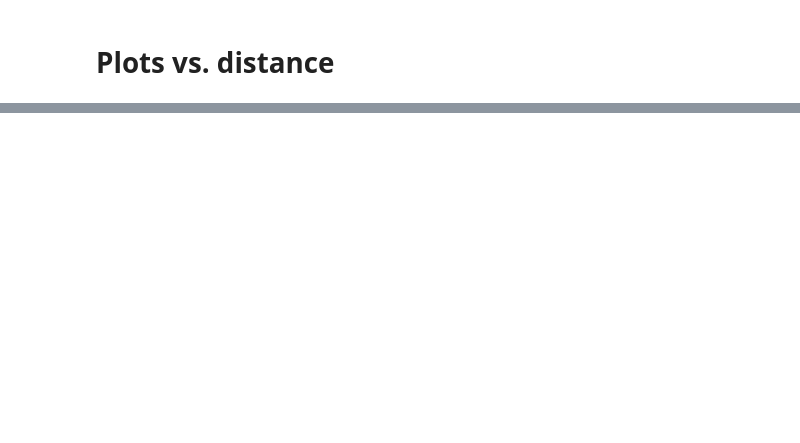
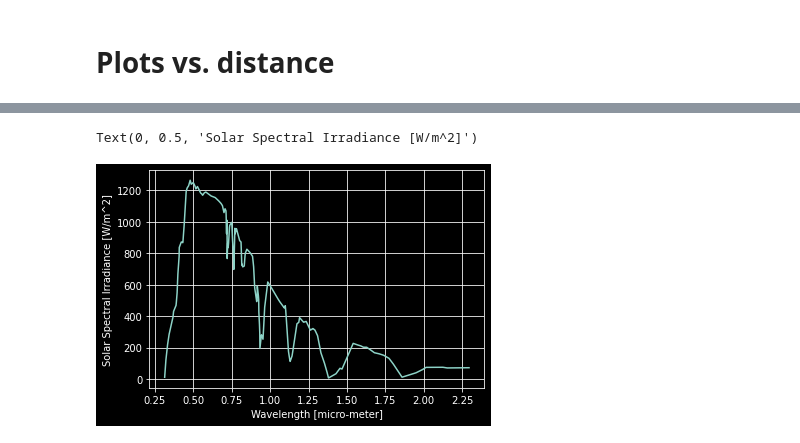
Before and after one commit to davidxcohen/imaging, a Jupyter notebook: func/Sand_Box.ipynb, the cells around one changed output, grey strips where cells are left out. Cells and saved outputs as stored; diff of their text form; code cells hidden in the pictures; blank space fills up the shorter version.

```diff
--- a/func/Sand_Box.ipynb
+++ b/func/Sand_Box.ipynb
@@ -70,0 +323,39 @@ iplot({'data': data, 'layout': layout})
+# %%
+# Absorption @ 940 nm according to "NASA technical
+# https://ntrs.nasa.gov/archive/nasa/casi.ntrs.nasa.gov/19810016493.pdf
+solar_spectrum_radiation_distribution = [0.3138, 11.31, 0.3205, 108.0, 0.3307, 204.7, 0.3409, 276.0, 0.3544, 337.1, 0.3679, 393.2,
+                                         0.3713, 428.8, 0.3883, 469.7, 0.395, 551.1, 0.3984, 647.8, 0.4086, 790.2, 0.4086, 836.0,
+                                         0.4221, 871.7, 0.4323, 866.7, 0.4391, 953.3, 0.4492, 1121, 0.4526, 1187, 0.4594, 1213, 0.4695,
+                                         1228, 0.4797, 1264, 0.4865, 1238, 0.5, 1249, 0.5102, 1229, 0.5169, 1208, 0.5271, 1224, 0.5474,
+                                         1183, 0.5542, 1178, 0.5609, 1168, 0.5711, 1183, 0.5813, 1189, 0.5948, 1179, 0.6151, 1164, 0.6422,
+                                         1154, 0.6591, 1139, 0.6795, 1118, 0.6896, 1103, 0.6998, 1058, 0.7065, 1083, 0.7133, 1068, 0.7167,
+                                         915.4, 0.7180, 1027, 0.7200, 981.5, 0.7203, 747.6, 0.7235, 864.6, 0.7269, 834.2, 0.7302, 869.8, 0.7336,
+                                         946.1, 0.737, 976.6, 0.7506, 997.1, 0.754, 910.7, 0.7573, 854.8, 0.7607, 798.9, 0.7641, 687.1, 0.7675,
+                                         839.6, 0.7709, 961.7, 0.7712, 921.0, 0.781, 956.7, 0.7946, 906.0, 0.8014, 880.7, 0.8110, 870.6, 0.8115,
+                                         784.2, 0.8117, 845.2, 0.8135, 809.6, 0.8149, 758.8, 0.8151, 677.4, 0.8155, 713.0, 0.8160, 733.4, 0.8217,
+                                         713.1, 0.8318, 718.3, 0.8352, 769.2, 0.8386, 799.7, 0.8488, 825.2, 0.8691, 805.1, 0.886, 779.8, 0.8928,
+                                         713.8, 0.8962, 642.7, 0.8995, 581.7, 0.9063, 536.0, 0.9131, 490.3, 0.9165, 531.0, 0.9165, 592.0, 0.9233,
+                                         536.1, 0.9266, 495.5, 0.9266, 429.4, 0.93, 368.4, 0.9334, 276.9, 0.9334, 190.5, 0.9402, 256.7, 0.9436, 282.1,
+                                         0.9537, 251.7, 0.9571, 307.7, 0.9605, 378.9, 0.9639, 450.1, 0.9707, 501.0, 0.9774, 557.0, 0.9842, 618.1, 1.001,
+                                         592.9, 1.025, 552.4, 1.059, 496.8, 1.093, 451.4, 1.099, 466.8, 1.103, 421.0, 1.106, 375.3, 1.109, 334.7, 1.113,
+                                         268.6, 1.12, 172.0, 1.13, 111.1, 1.143, 146.9, 1.16, 253.8, 1.17, 320.0, 1.174, 350.6, 1.187, 360.9, 1.191, 391.4,
+                                         1.218, 361.2, 1.235, 366.4, 1.262, 310.8, 1.279, 321.1, 1.292, 311.1, 1.309, 275.7, 1.319, 224.9, 1.33, 169.1, 1.35,
+                                         113.4, 1.367, 57.61, 1.38, 6.898, 1.428, 32.8, 1.455, 68.67, 1.468, 63.73, 1.489, 109.7, 1.516, 171.0, 1.54, 227.2,
+                                         1.567, 217.3, 1.587, 212.4, 1.607, 202.4, 1.628, 202.6, 1.651, 187.6, 1.678, 167.6, 1.702, 162.7, 1.736, 152.9,
+                                         1.773, 132.9, 1.797, 102.7, 1.831, 52.16, 1.858, 11.75, 1.946, 38.07, 1.99, 58.86, 2.014, 74.35, 2.051, 74.73,
+                                         2.088, 75.11, 2.122, 75.46, 2.149, 70.65, 2.22, 71.37, 2.295, 72.13] # Solar Irradiance [W/m ** 2]
+solar_spectrum_radiation_distribution = np.reshape(solar_spectrum_radiation_distribution,[len(solar_spectrum_radiation_distribution)//2,2])
+f = interpolate.interp1d(solar_spectrum_radiation_distribution.T[0], solar_spectrum_radiation_distribution.T[1])
+wavelength = np.arange(np.min(solar_spectrum_radiation_distribution.T[0]), np.max(solar_spectrum_radiation_distribution.T[0]), 0.001)
+low_wl = 0.9
+high_wl = 1.0
+spectrum = f(wavelength)
+wl_vec = np.all([[wavelength <=high_wl ], [wavelength >=low_wl ]], axis=0)
+# %%
+plt.plot(wavelength, spectrum)
+plt.grid()
+plt.xlabel('Wavelength [micro-meter]')
+plt.ylabel('Solar Spectral Irradiance [W/m^2]')
+# %% [output]
+Text(0, 0.5, 'Solar Spectral Irradiance [W/m^2]')
+[figure, added]
```
Also changed, not shown: parts of 26 cells of this notebook, 3 other files.
